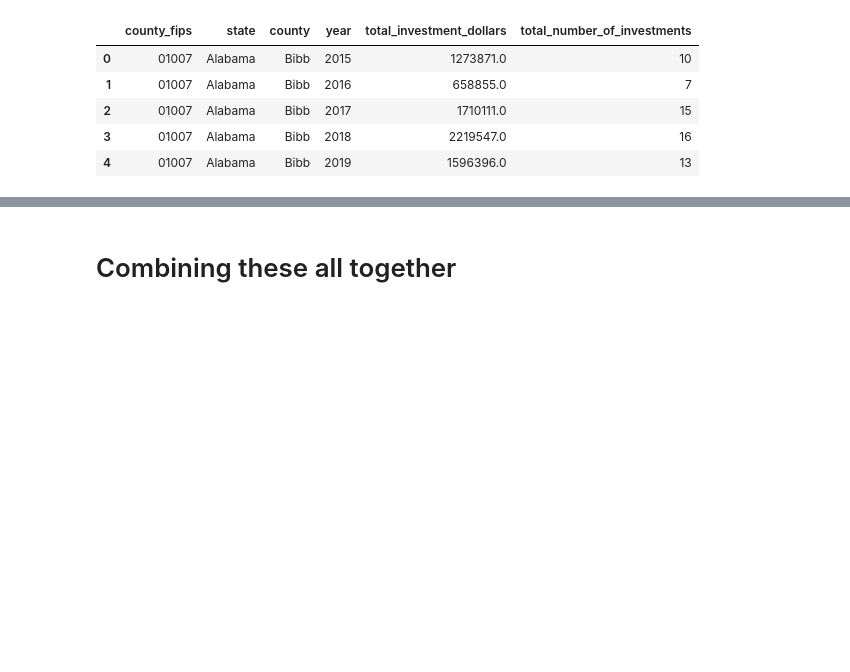
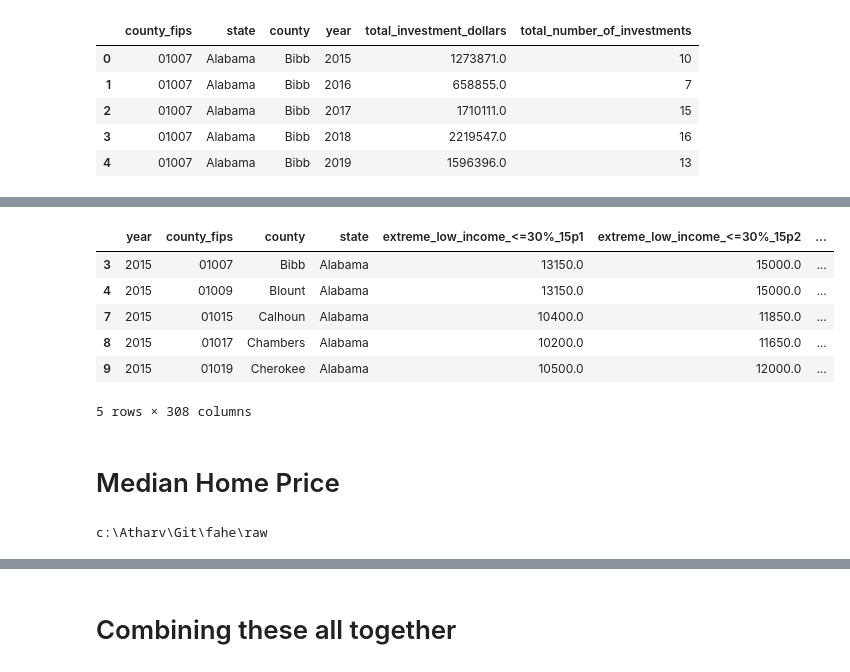
Before and after one commit to fulton-ring/fahe, a Jupyter notebook: main.ipynb, the cells around one changed output, grey strips where cells are left out. Drawn from its saved outputs; the diff is of its cells as text; code cells hidden in the pictures; blank space fills up the shorter version.

```diff
--- a/main.ipynb
+++ b/main.ipynb
@@ -958,0 +1132,8 @@ df_investment.head()
+# %%
+# Standardize fips in keep_county
+keep_county["county_fips"] = keep_county["fips"].astype(str).str.zfill(5)
+# %%
+# Filter df_income_limits to only include the 423 counties present in keep_county
+appalachian_fips = keep_county["county_fips"].unique()
+df_income_limits = df_income_limits[df_income_limits["county_fips"].isin(appalachian_fips)].copy()
+print("Number of unique counties in df_income_limits after filtering:", df_income_limits["county_fips"].nunique())
@@ -958,0 +1152,27 @@ df_investment.head()
+# %%
+# Add county name to df_income_limits by mapping from keep_county using county_fips
+county_fips_to_name = dict(zip(keep_county["county_fips"], keep_county["county"]))
+df_income_limits["county"] = df_income_limits["county_fips"].map(county_fips_to_name)
+# %%
+# Rearrange columns: year, county_fips, county, state, then the rest
+cols = df_income_limits.columns.tolist()
+main_cols = ['year', 'county_fips', 'county', 'state']
+rest_cols = [col for col in cols if col not in main_cols]
+df_income_limits = df_income_limits[main_cols + rest_cols]
+# %%
+df_income_limits.head()
+# %% [output]
+|  | year | county_fips | county | state | extreme_low_income_<=30%_15p1 | extreme_low_income_<=30%_15p2 | ... |
+| 3 | 2015 | 01007 | Bibb | Alabama | 13150.0 | 15000.0 | ... |
+| 4 | 2015 | 01009 | Blount | Alabama | 13150.0 | 15000.0 | ... |
+| 7 | 2015 | 01015 | Calhoun | Alabama | 10400.0 | 11850.0 | ... |
+| 8 | 2015 | 01017 | Chambers | Alabama | 10200.0 | 11650.0 | ... |
+| 9 | 2015 | 01019 | Cherokee | Alabama | 10500.0 | 12000.0 | ... |
+5 rows × 308 columns
+# %% [markdown]
+# Median Home Price
+# %%
+os.chdir(r"c:\Atharv\Git\fahe\raw")
+print(os.getcwd())
+# %% [output]
+c:\Atharv\Git\fahe\raw
```
Also changed, not shown: parts of 58 cells of this notebook.
